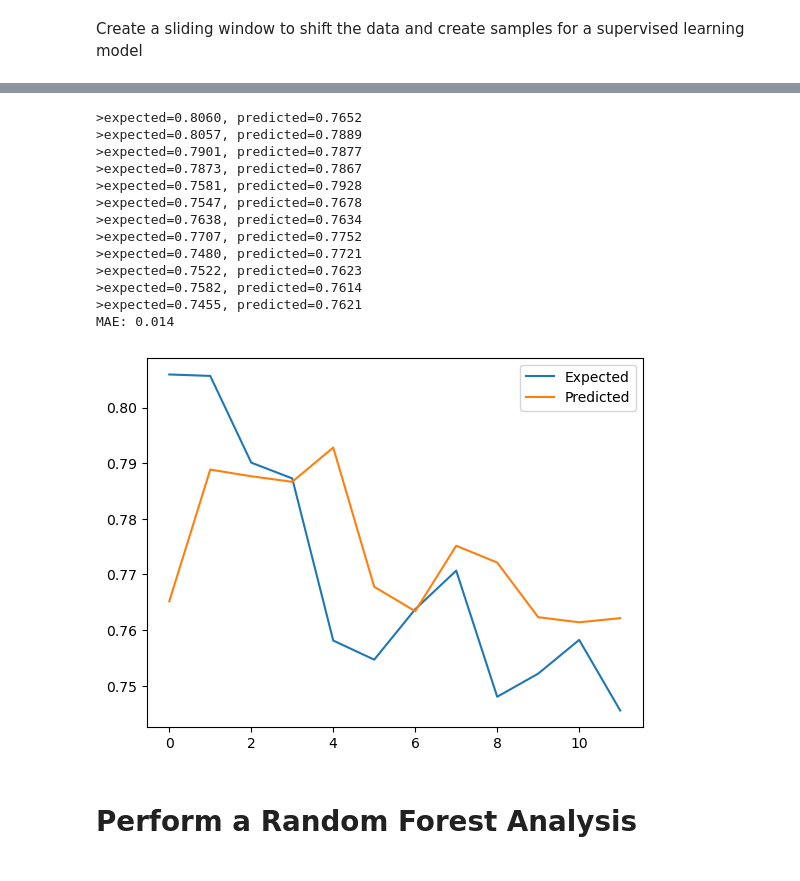
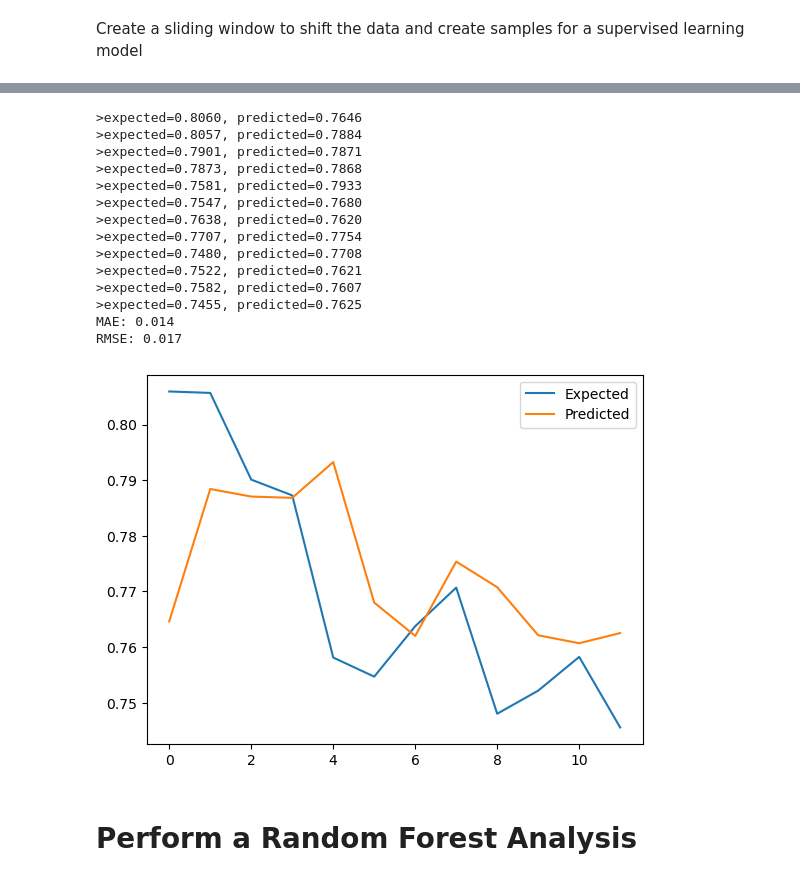
Before and after one commit to paulr28/Msc_Capstone, a Jupyter notebook: Data_Collection.ipynb, the cells around one changed output, grey strips where cells are left out. Saved outputs shown, nothing was run; the diff lists cells and outputs as text; code cells hidden in the pictures.

```diff
--- a/Data_Collection.ipynb
+++ b/Data_Collection.ipynb
@@ -1991,7 +1890,7 @@ def series_to_supervised(data, n_in=1, n_out=1, dropnan=True):
        agg.dropna(inplace=True)
    return agg.values
 
-# This function will split a univariate dataset into train/test sets
+# This function will split a dataset into train/test sets
 def train_test_split(data, n_test):
    return data[:-n_test, :], data[-n_test:, :]
 
@@ -1999,51 +1898,52 @@ def train_test_split(data, n_test):
 def random_forest_forecast(train, testX):
    train = np.array(train)
    trainX, trainy = train[:, :-1], train[:, -1]
-   model = RandomForestRegressor(n_estimators=1000)
+   model = RandomForestRegressor(n_estimators=100)
    model.fit(trainX, trainy)
    yhat = model.predict([testX])
    return yhat[0]
 
-# We need walk-forward validation for univariate data
+
 # This funtion we will use for walk forward validation
 def walk_forward_validation(data, n_test):
    predictions = list()
    train, test = train_test_split(data, n_test)
    history = [x for x in train]
    for i in range(len(test)):
        testX, testy = test[i, :-1], test[i, -1]
        yhat = random_forest_forecast(history, testX)
        predictions.append(yhat)
        history.append(test[i])
        print('>expected=%.4f, predicted=%.4f' % (testy, yhat))
    error = mean_absolute_error(test[:, -1], predictions)
    return error, test[:, -1], predictions
 
 # Now, we will transform the time series data into supervised learning
 values = features_array.reshape(-1, 1)
 features_array = series_to_supervised(values, n_in=12)
 
 # Let’s evaluate the model using walk-forward validation
 mae, y, yhat = walk_forward_validation(features_array, 12)
 print('MAE: %.3f' % mae)
-
+print('RMSE: %.3f' % rmse)
 # Finally visualize the expected vs predicted values
 pyplot.plot(y, label='Expected')
 pyplot.plot(yhat, label='Predicted')
 pyplot.legend()
 pyplot.show()
 # %% [output]
->expected=0.8060, predicted=0.7652
->expected=0.8057, predicted=0.7889
->expected=0.7901, predicted=0.7877
->expected=0.7873, predicted=0.7867
->expected=0.7581, predicted=0.7928
->expected=0.7547, predicted=0.7678
->expected=0.7638, predicted=0.7634
->expected=0.7707, predicted=0.7752
->expected=0.7480, predicted=0.7721
->expected=0.7522, predicted=0.7623
->expected=0.7582, predicted=0.7614
->expected=0.7455, predicted=0.7621
+>expected=0.8060, predicted=0.7646
+>expected=0.8057, predicted=0.7884
+>expected=0.7901, predicted=0.7871
+>expected=0.7873, predicted=0.7868
+>expected=0.7581, predicted=0.7933
+>expected=0.7547, predicted=0.7680
+>expected=0.7638, predicted=0.7620
+>expected=0.7707, predicted=0.7754
+>expected=0.7480, predicted=0.7708
+>expected=0.7522, predicted=0.7621
+>expected=0.7582, predicted=0.7607
+>expected=0.7455, predicted=0.7625
 MAE: 0.014
+RMSE: 0.017
-[figure, old version]
+[figure, new version]
```
Also changed, not shown: parts of 57 cells of this notebook.
